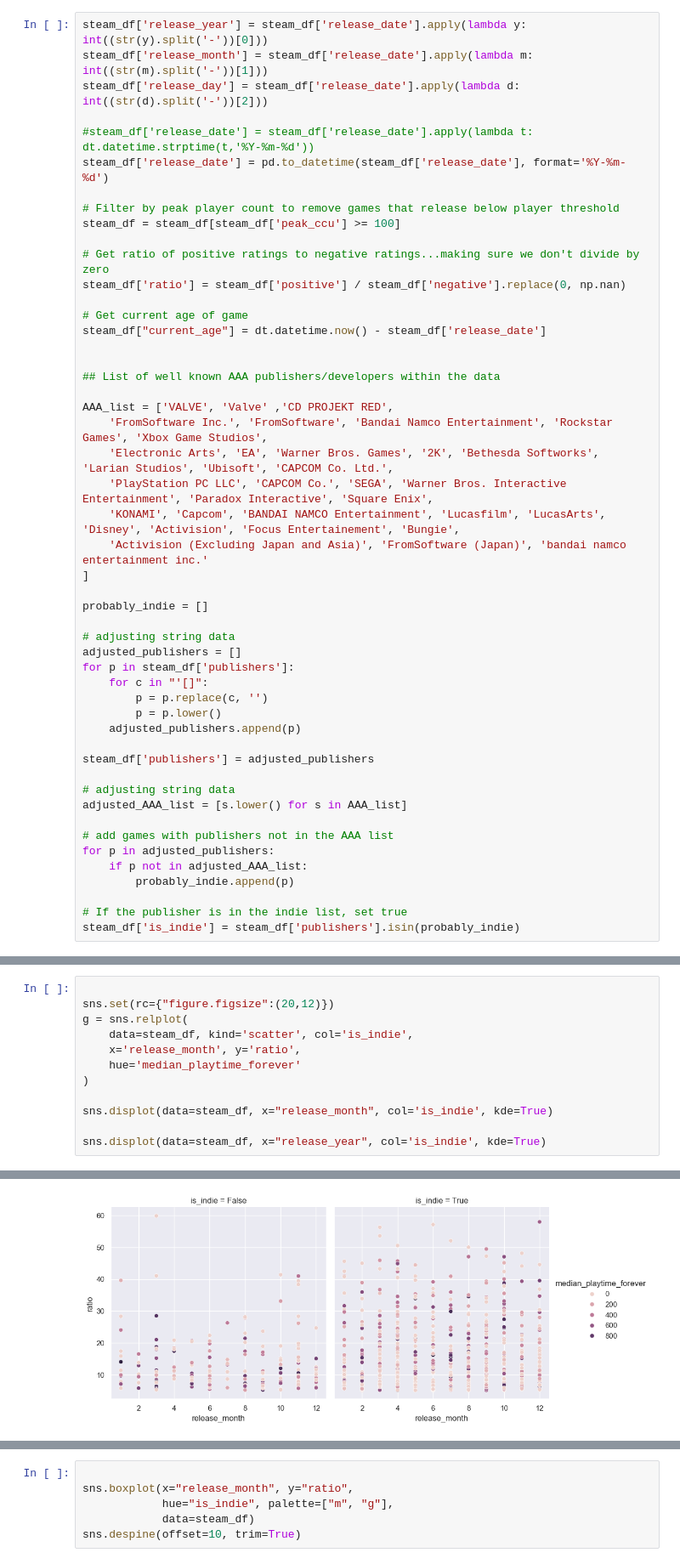
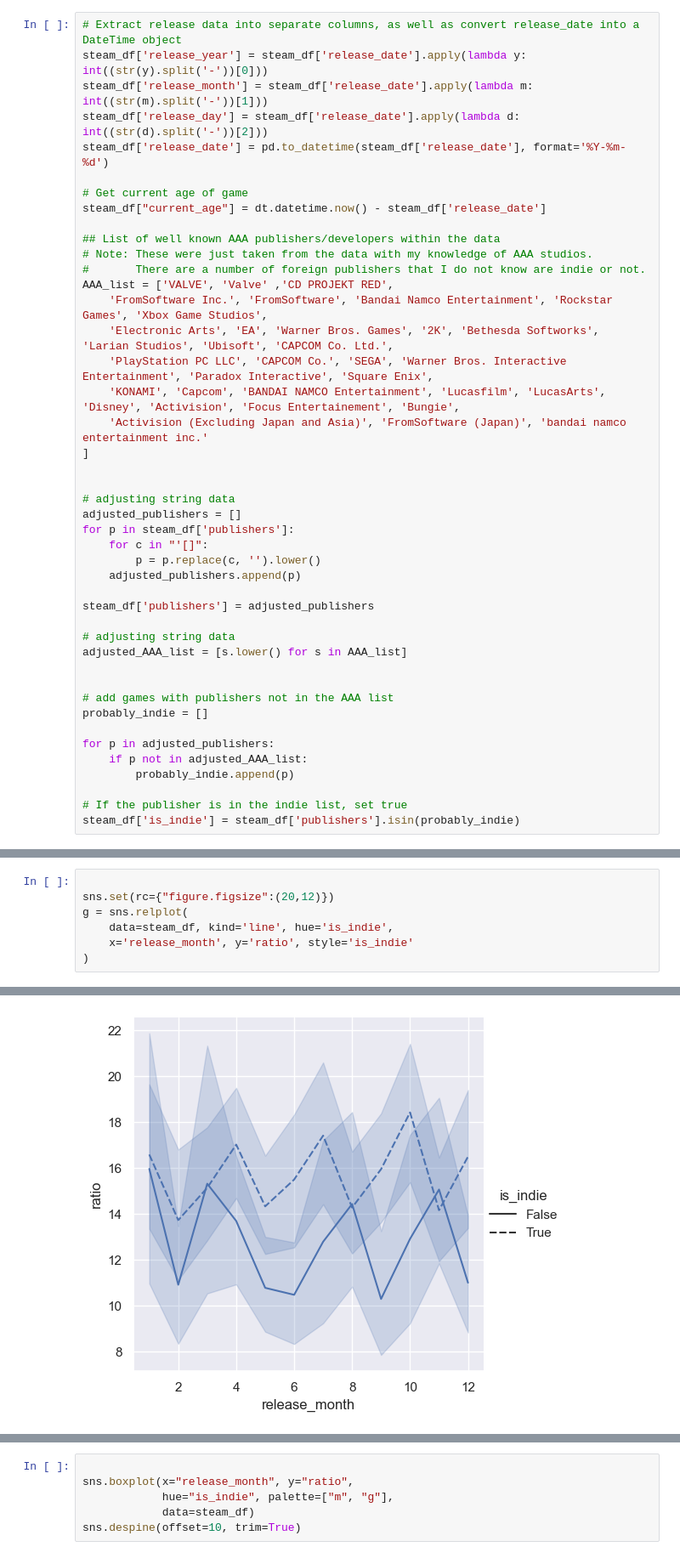
Before and after one commit to dotlonely/itsc3162_project1, a Jupyter notebook: project1.ipynb, the cells around one changed output, grey strips where cells are left out. Shown: that part at 85% size. Cells and saved outputs as stored; diff of their text form.

```diff
--- a/project1.ipynb
+++ b/project1.ipynb
@@ -23,23 +37,16 @@ steam_df: pd.DataFrame = pd.read_csv('games_may2024_cleaned.csv') ## General dat
 # %%
+# Extract release data into separate columns, as well as convert release_date into a DateTime object
 steam_df['release_year'] = steam_df['release_date'].apply(lambda y: int((str(y).split('-'))[0]))
 steam_df['release_month'] = steam_df['release_date'].apply(lambda m: int((str(m).split('-'))[1]))
 steam_df['release_day'] = steam_df['release_date'].apply(lambda d: int((str(d).split('-'))[2]))
-
-#steam_df['release_date'] = steam_df['release_date'].apply(lambda t: dt.datetime.strptime(t,'%Y-%m-%d'))
 steam_df['release_date'] = pd.to_datetime(steam_df['release_date'], format='%Y-%m-%d')
-
-# Filter by peak player count to remove games that release below player threshold
-steam_df = steam_df[steam_df['peak_ccu'] >= 100]
-
-# Get ratio of positive ratings to negative ratings...making sure we don't divide by zero
-steam_df['ratio'] = steam_df['positive'] / steam_df['negative'].replace(0, np.nan)
 
 # Get current age of game
 steam_df["current_age"] = dt.datetime.now() - steam_df['release_date']
 
-
 ## List of well known AAA publishers/developers within the data
-
+# Note: These were just taken from the data with my knowledge of AAA studios.
+#       There are a number of foreign publishers that I do not know are indie or not.
 AAA_list = ['VALVE', 'Valve' ,'CD PROJEKT RED',
     'FromSoftware Inc.', 'FromSoftware', 'Bandai Namco Entertainment', 'Rockstar Games', 'Xbox Game Studios',
     'Electronic Arts', 'EA', 'Warner Bros. Games', '2K', 'Bethesda Softworks', 'Larian Studios', 'Ubisoft', 'CAPCOM Co. Ltd.',
@@ -48,14 +55,12 @@ AAA_list = ['VALVE', 'Valve' ,'CD PROJEKT RED',
     'Activision (Excluding Japan and Asia)', 'FromSoftware (Japan)', 'bandai namco entertainment inc.'
 ]
 
-probably_indie = []
 
 # adjusting string data
 adjusted_publishers = []
 for p in steam_df['publishers']:
     for c in "'[]":
-        p = p.replace(c, '')
-        p = p.lower()
+        p = p.replace(c, '').lower()
     adjusted_publishers.append(p)
 
 steam_df['publishers'] = adjusted_publishers
@@ -63,7 +68,10 @@ steam_df['publishers'] = adjusted_publishers
 # adjusting string data
 adjusted_AAA_list = [s.lower() for s in AAA_list]
 
+
 # add games with publishers not in the AAA list
+probably_indie = []
+
 for p in adjusted_publishers:
     if p not in adjusted_AAA_list:
         probably_indie.append(p)
@@ -108,12 +142,7 @@ steam_df = steam_df[(steam_df['average_playtime_forever'] < 3_000)]
 
 sns.set(rc={"figure.figsize":(20,12)})
 g = sns.relplot(
-    data=steam_df, kind='scatter', col='is_indie',
-    x='release_month', y='ratio',
-    hue='median_playtime_forever'
+    data=steam_df, kind='line', hue='is_indie',
+    x='release_month', y='ratio', style='is_indie'
 )
-
-sns.displot(data=steam_df, x="release_month", col='is_indie', kde=True)
-
-sns.displot(data=steam_df, x="release_year", col='is_indie', kde=True)
 # %% [output]
@@ -121 +149 @@ sns.displot(data=steam_df, x="release_year", col='is_indie', kde=True)
-[figure, old version]
+[figure, new version]
```
Also changed, not shown: parts of 13 cells of this notebook, 1 other file.
